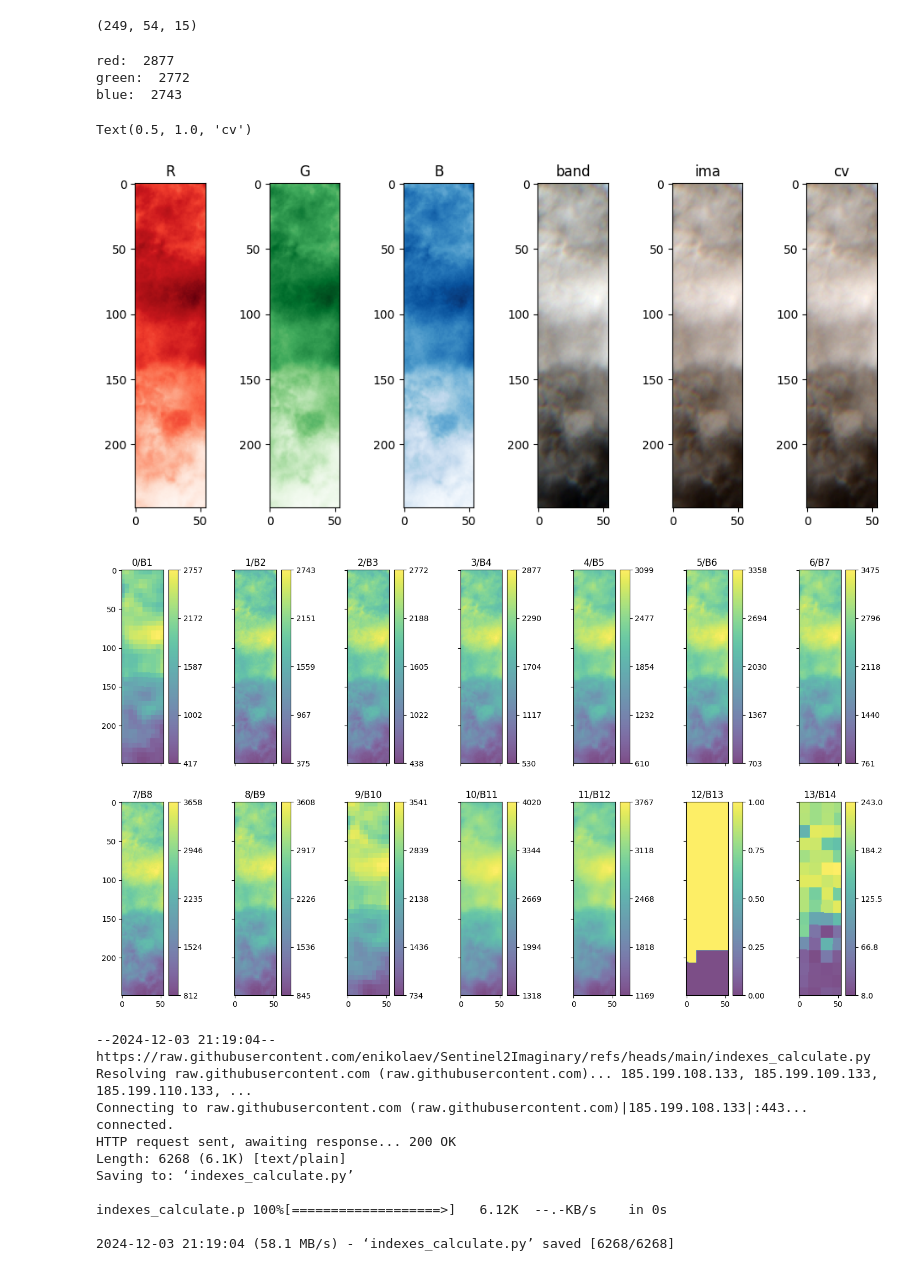
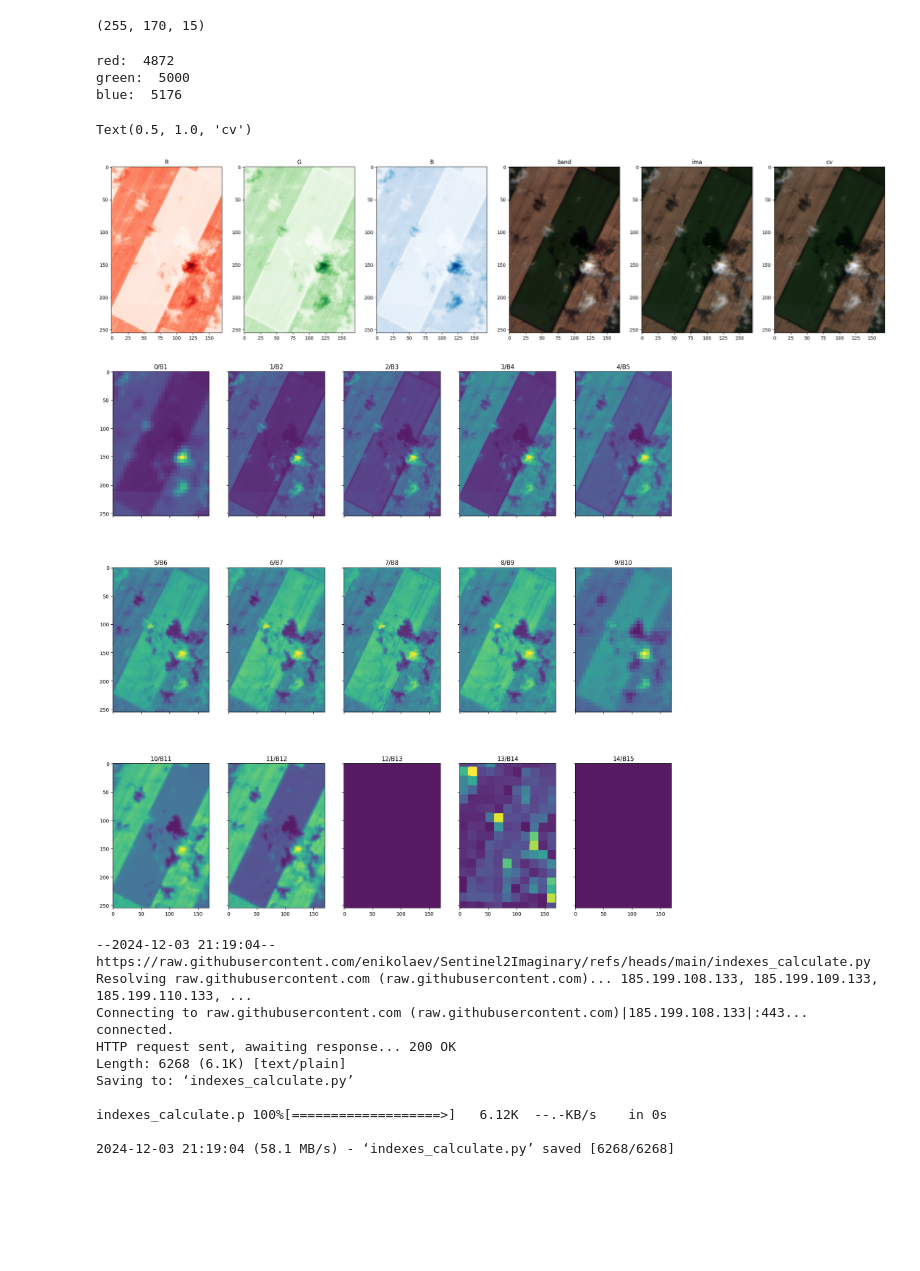
Before and after one commit to enikolaev/Sentinel2Imaginary, a Jupyter notebook: Layers_From_Tiff.ipynb, the cells around one changed output. Cells and saved outputs as stored; diff of their text form; code cells hidden in the pictures; blank space fills up the shorter version.

```diff
--- a/Layers_From_Tiff.ipynb
+++ b/Layers_From_Tiff.ipynb
@@ -3,7 +21,4 @@
 # %%
-import numpy as np
-import cv2
-
 class LayersFromTiff:
     def __init__(self, layers_num):
       self.layers_num = layers_num
@@ -25,4 +40,12 @@ class LayersFromTiff:
         color_index = np.zeros((h, w, 3))
         color_index[:, :, 1] = norm_index
         return color_index
+    def get_color_from_layer1(self,  layer):
+        norm_index = cv2.normalize(layer, None, 0, 255, cv2.NORM_MINMAX, cv2.CV_8U)
+        h, w = norm_index.shape
+        color_index = np.zeros((h, w, 3))
+        color_index[:, :, 1] = norm_index
+        color_index[:, :, 0] = norm_index // 2
+        color_index[:, :, 2] = norm_index // 2
+        return color_index
 # %%
@@ -47,7 +69,7 @@ rm: cannot remove '*.png': No such file or directory
 # %%
 from tifffile import imread, imwrite
 out_dir = "./res"
-path_to_original_img = "05_2017-04-01_08-26.tiff"
+path_to_original_img = "248_2019-07-17_08-17.tiff"
 original_img = imread(path_to_original_img)
 print(original_img.shape)
 layers = LayersFromTiff(original_img.shape[2])
@@ -56,9 +78,9 @@ layers = LayersFromTiff(original_img.shape[2])
 all_layers_data = layers.get_all_layers(original_img)
 for i, data in all_layers_data.items():
     # imwrite(f"path/to/test_{index_name}.tiff", index_image)
-    cv2.imwrite(f"{out_dir}/test_{i:02}.png", layers.get_color_from_layer(data))
+    cv2.imwrite(f"{out_dir}/B{i:02}.png", layers.get_color_from_layer1(data))
 # %% [output]
-(249, 54, 15)
+(255, 170, 15)
 # %%
 def custom_band_norm(channel_data):
   return cv2.normalize(channel_data, None, 0, 255, cv2.NORM_MINMAX, cv2.CV_8U)
@@ -76,7 +98,7 @@ def gammacorr(band):
     gamma=2
     return np.power(band, 1/gamma)
 
-fig = plt.figure(figsize=(12,5))
+fig = plt.figure(figsize=(30,15))
 ROWS = 1
 COLS = 6
 
@@ -90,57 +112,60 @@ ax1 = fig.add_subplot(ROWS,COLS,1)
 ax1.imshow(red, cmap='Reds')
 ax1.set_title('R')
 
 ax1 = fig.add_subplot(ROWS,COLS,2)
 ax1.imshow(green, cmap='Greens')
 ax1.set_title('G')
 
 ax1 = fig.add_subplot(ROWS,COLS,3)
 ax1.imshow(blue, cmap='Blues')
 ax1.set_title('B')
 
 
 rgb_data1 = np.dstack((custom_band_norm(red),
                       custom_band_norm(green),
                       custom_band_norm(blue)))
 ax1 = fig.add_subplot(ROWS,COLS,4)
 ax1.imshow(rgb_data1)
 ax1.set_title('band')
 
 rgb_data2 = custom_im_norm( np.dstack((red, green, blue)) )
 ax1 = fig.add_subplot(ROWS,COLS,5)
 ax1.imshow(rgb_data2)
 ax1.set_title('ima')
 
 rgb_data3 =  cv2.normalize(original_img[:, :, 3:0:-1], None, 0, 255, cv2.NORM_MINMAX, cv2.CV_8U)
 ax1 = fig.add_subplot(ROWS,COLS,6)
 ax1.imshow(rgb_data3)
 ax1.set_title('cv')
 # %% [output]
-red:  2877
-green:  2772
-blue:  2743
+red:  4872
+green:  5000
+blue:  5176
 Text(0.5, 1.0, 'cv')
-[figure, old version]
+[figure, new version]
 # %%
 import matplotlib.pyplot as plt
 import matplotlib.image as mpimg
-RAWS = 2
-COLS = original_img.shape[2] // 2
+RAWS = 3
+COLS = original_img.shape[2] // 3
 
-fig, ax = plt.subplots(nrows=RAWS, ncols=COLS, figsize=(18,10), sharey=True, sharex=True)
+fig, ax = plt.subplots(nrows=RAWS, ncols=COLS, figsize=(20,20), sharey=True, sharex=True)
 for i, axi in enumerate(ax.flat):
   layer_no, layer_data = i, all_layers_data[i]
   # img = mpimg.imread(f"test_{index_name}.png")
-  cax = axi.imshow(layer_data, alpha=0.7)
-  cbar = fig.colorbar(cax)
-  ticks = np.linspace(layer_data.min(), layer_data.max(), num=5)
-  cbar.set_ticks(ticks)
+  cax = axi.imshow(layer_data, alpha=0.9)
+
+  # cv2.imwrite(f"B{i+1}.png", layer_data)
+  # mpimg.imsave(f"B{i+1}.png", layer_data)
+  # cbar = fig.colorbar(cax)
+  # ticks = np.linspace(layer_data.min(), layer_data.max(), num=5)
+  # cbar.set_ticks(ticks)
   # plt.axis('off')
   axi.set_title(f"{i}/B{i+1}")
 # plt.colorbar()
 plt.show()
 # %% [output]
-[figure, old version]
+[figure, new version]
 # %%
 !wget https://raw.githubusercontent.com/enikolaev/Sentinel2Imaginary/refs/heads/main/indexes_calculate.py
 # %% [output]
```
Also changed, not shown: parts of 5 cells of this notebook.
